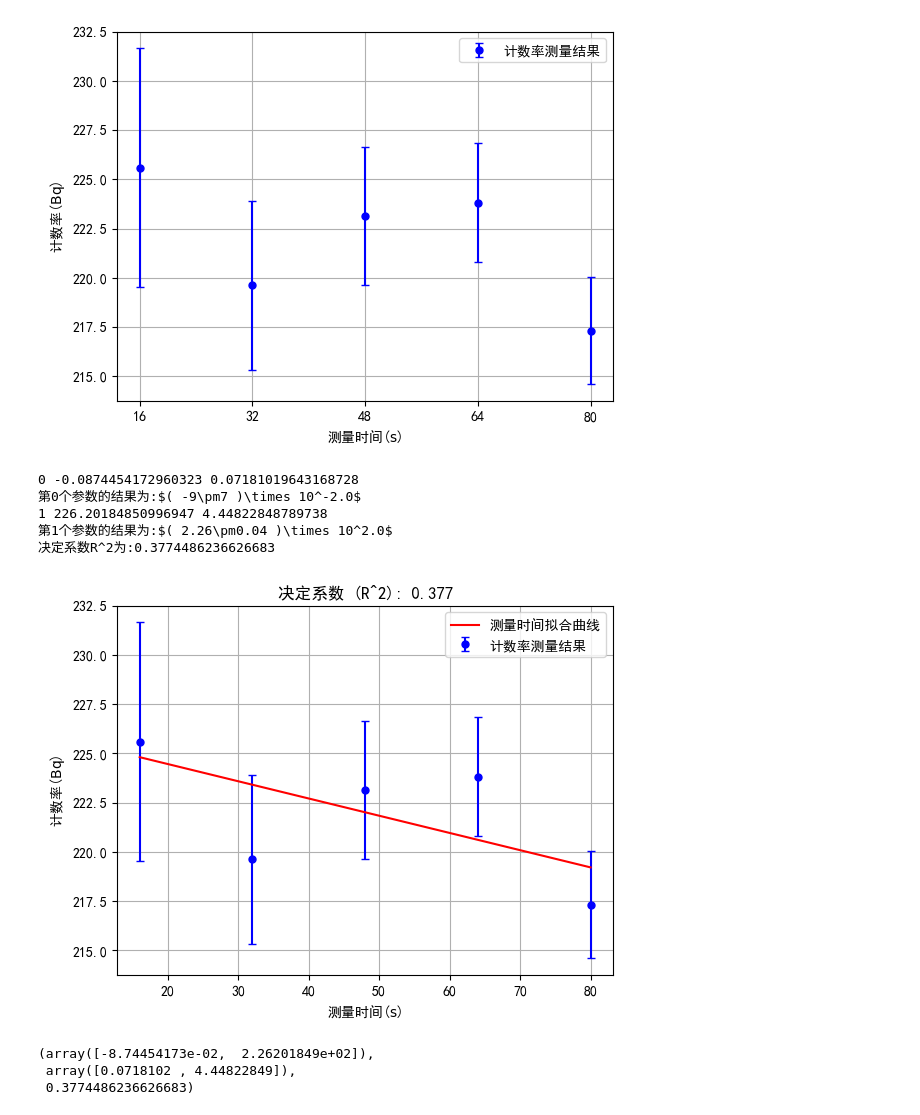
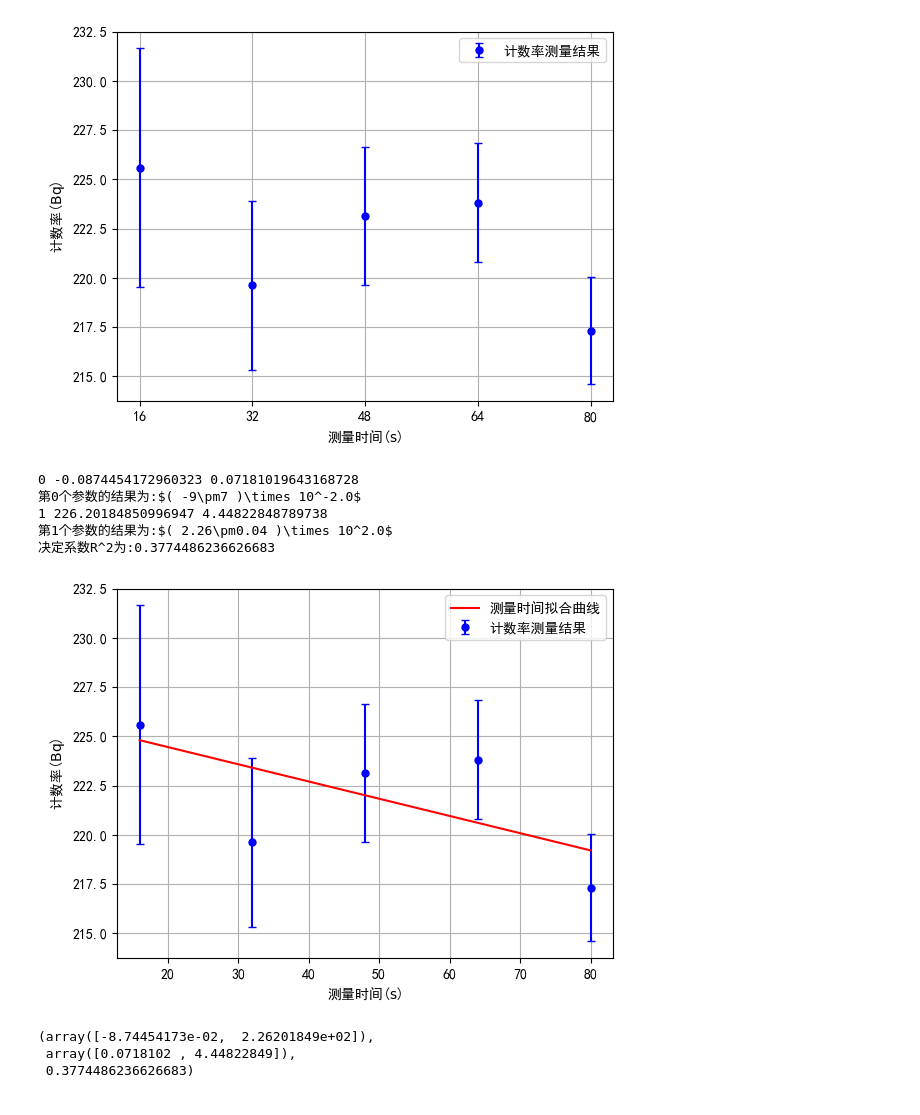
Before and after one commit to Xuanyiyiren/Fundamental-Laboratory-Experiment-in-Nuclear-Electronics-II, a Jupyter notebook: 实验1&8/exp8.ipynb, the cells around one changed output. Saved outputs shown, nothing was run; the diff lists cells and outputs as text; code cells hidden in the pictures.

```diff
--- a/实验1&8/exp8.ipynb
+++ b/实验1&8/exp8.ipynb
@@ -284,35 +284,35 @@ print(f"决定系数R^2为:{r_squared}")
 plt.figure()
 plt.errorbar(x_data, y_data, yerr=y_error, fmt='bo', markersize=5, capsize=3, capthick=1, label='计数率测量结果')
 
 max_value = np.max(x_data)
 min_value = np.min(x_data)
 linspace_xdata = np.linspace(min_value, max_value, 1000)
 
 #如果是np可接受的函数会方便很多，这里考虑一般情况
 linspace_ydata=[]
 for v in linspace_xdata:
     linspace_ydata.append(my_model(v,*params))
 
 linspace_ydata=np.array(linspace_ydata)
 
 plt.plot(linspace_xdata, linspace_ydata, label='测量时间拟合曲线', color='r')
 plt.xlabel(f'测量时间($\mathrm{{s}}$)')
 plt.ylabel(f'计数率($\mathrm{{Bq}}$)')
 plt.legend()
 plt.grid()
-plt.title(f"决定系数 (R^2): {r_squared:.3f}")
+# plt.title(f"决定系数 (R^2): {r_squared:.3f}")
 plt.savefig(path+'time_result.pdf')
 plt.show()
 
 
 params,std,r_squared
 # %% [output]
 0 -0.0874454172960323 0.07181019643168728
 第0个参数的结果为:$( -9\pm7 )\times 10^-2.0$
 1 226.20184850996947 4.44822848789738
 第1个参数的结果为:$( 2.26\pm0.04 )\times 10^2.0$
 决定系数R^2为:0.3774486236626683
-[figure, old version]
+[figure, new version]
 (array([-8.74454173e-02,  2.26201849e+02]),
  array([0.0718102 , 4.44822849]),
  0.3774486236626683)
```
Also changed, not shown: parts of 2 cells of this notebook, 3 other files.
